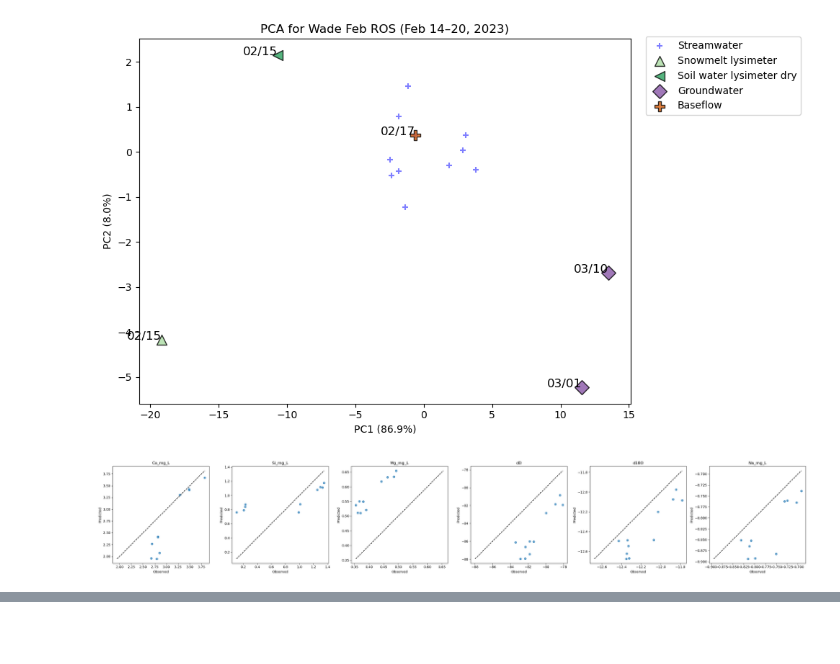
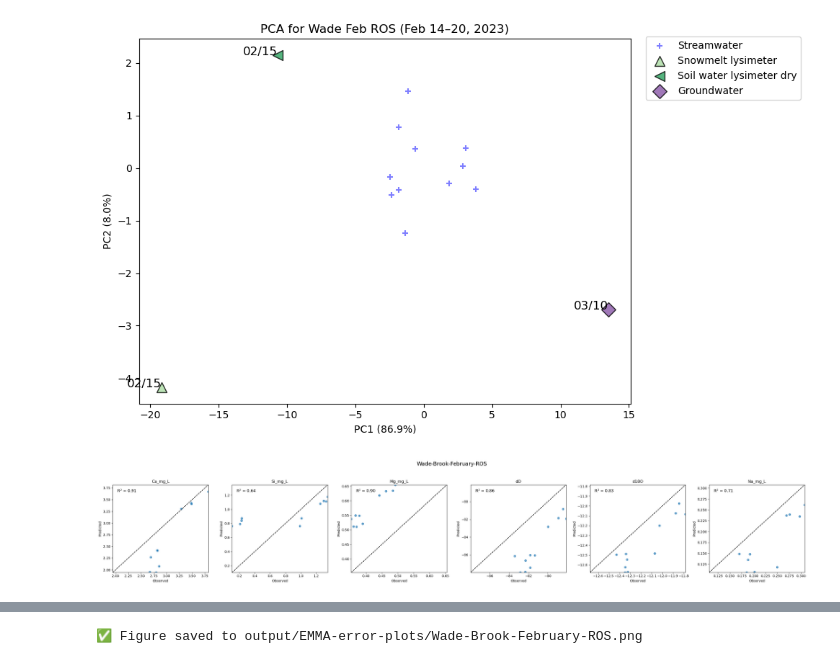
Before and after one commit to MeganEDuffy/EMMA, a Jupyter notebook: EMMA-main/Wade_Hungerford_2023_event-PCAwEMMAs_SLSQP.ipynb, the cells around one changed output, grey strips where cells are left out. Cells and saved outputs as stored; diff of their text form; code cells hidden in the pictures; blank space fills up the shorter version.

Commit message:
added r2 and save out to function 4 obs vs pred emma

```diff
--- a/EMMA-main/Wade_Hungerford_2023_event-PCAwEMMAs_SLSQP.ipynb
+++ b/EMMA-main/Wade_Hungerford_2023_event-PCAwEMMAs_SLSQP.ipynb
@@ -491,6 +397,6 @@ plot_event_pca(
 # %%
 # Load the full RI23 dataset
-df = pd.read_csv("isco_metadata/LCBP_RI_sample_index/RI23-IC-ICP-isotope-toc-joined.csv")
+df = pd.read_csv("data/newrnet-chemistry/RI23/RI23-IC-ICP-isotope-toc-joined.csv")
 
 ####################
 # Wade RI23 events #
@@ -509,40 +415,37 @@ wade_febros_tracers, wade_febros_pca = plot_event_pca(
     site="Wade",
     start_date="2023-02-14 00:00",
     end_date="2023-02-20 00:00",
-    endmember_ids=["RI23-5018", "RI23-5006", "RI23-5000", "RI23-5005", "RI23-1032"],
+    endmember_ids=["RI23-5018", "RI23-5000", "RI23-5005"],
     title="PCA for Wade Feb ROS (Feb 14–20, 2023)"
 )
 
 # Step 2: EMMA: Wade February ROS event
 # Endmembers:
     # EM RI23-5018 Groundwater Bear Pond 03/10/23
     # RI23-5006 Groundwater High Pond 03/01/23 (could be 03/10/23, doesn't really matter)
     # EM RI23-5000 Soil water lysimeter dry 02/15/23
     # EM RI23-5005 Snowmelt lysimeter 2/15
-    # RI23-1032 Baseflow (pre-event 2/17, really post event..)
+    # RI23-1032 Baseflow (pre-event 2/17, really post event..) (excluded)
 
 wade_febros_fractions_df, wade_febros_scaler, wade_febros_pca, wade_febros_endmembers_df = run_emma_event(
     data=df,
     site="Wade",
     start_date="2023-02-14 00:00",
     end_date="2023-02-20 00:00",
     endmember_ids=["RI23-5018", "RI23-5000", "RI23-5005"]
 )
 
 wade_tracers = ['Ca_mg_L', 'Si_mg_L', 'Mg_mg_L', 'dD', 'd18O', 'Na_mg_L']
-#wade_tracers = ['Ca_mg_L', 'Si_mg_L', 'Mg_mg_L', 'dD', 'd18O']
 
 # Call the prediction function
 wade_febros_predicted = predict_tracers_from_fractions(
     fractions_df=wade_febros_fractions_df,
     endmembers_df=wade_febros_endmembers_df,
     tracer_cols=wade_tracers
 )
 
 # Plot observed vs predicted tracer values
-plot_observed_vs_predicted(wade_febros_predicted, df, wade_tracers)
-
-wade_febros_fractions_df
+plot_observed_vs_predicted("Wade-Brook-February-ROS", wade_febros_predicted, df, wade_tracers)
 # %% [output]
-[figure, old version]
+[figure, new version]
-[figure, old version]
+[figure, new version]
@@ -561,0 +452 @@ wade_febros_fractions_df
+✅ Figure saved to output/EMMA-error-plots/Wade-Brook-February-ROS.png
```
Also changed, not shown: parts of 4 cells of this notebook, 5 other files.
